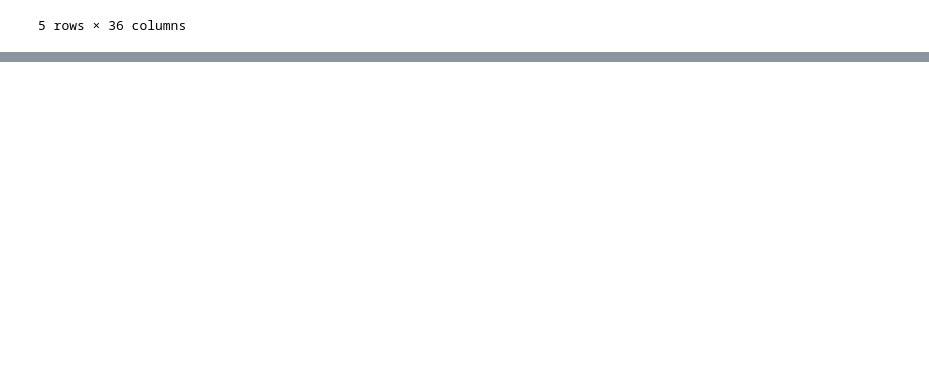
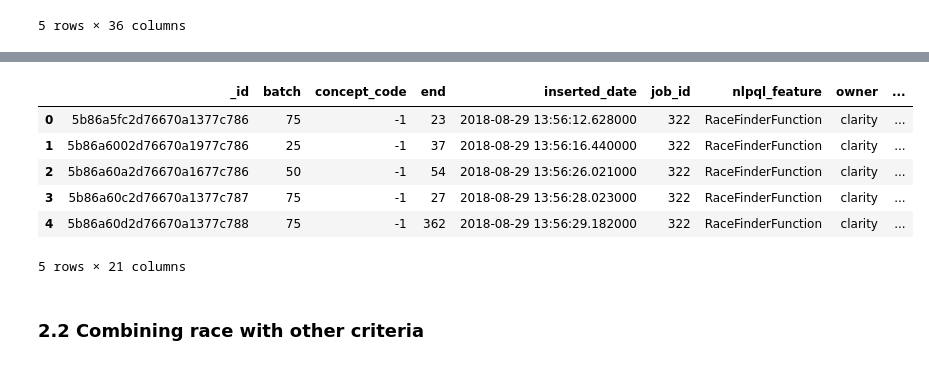
Before and after one commit to ClarityNLP/ClarityNLP, a Jupyter notebook: nlp/notebooks/cooking/Cooking with ClarityNLP - 082818.ipynb, the cells around one changed output, grey strips where cells are left out. Saved outputs shown, nothing was run; the diff lists cells and outputs as text; code cells hidden in the pictures; blank space fills up the shorter version.

```diff
--- a/nlp/notebooks/cooking/Cooking with ClarityNLP - 082818.ipynb
+++ b/nlp/notebooks/cooking/Cooking with ClarityNLP - 082818.ipynb
@@ -293,0 +807,14 @@ final_csv_df.head()
+# %%
+# view intermediate results
+inter_csv_df = pd.read_csv(intermediate_csv)
+inter_csv_df.head()
+# %% [output]
+|  | _id | batch | concept_code | end | inserted_date | job_id | nlpql_feature | owner | ... |
+| 0 | 5b86a5fc2d76670a1377c786 | 75 | -1 | 23 | 2018-08-29 13:56:12.628000 | 322 | RaceFinderFunction | clarity | ... |
+| 1 | 5b86a6002d76670a1977c786 | 25 | -1 | 37 | 2018-08-29 13:56:16.440000 | 322 | RaceFinderFunction | clarity | ... |
+| 2 | 5b86a60a2d76670a1677c786 | 50 | -1 | 54 | 2018-08-29 13:56:26.021000 | 322 | RaceFinderFunction | clarity | ... |
+| 3 | 5b86a60c2d76670a1377c787 | 75 | -1 | 27 | 2018-08-29 13:56:28.023000 | 322 | RaceFinderFunction | clarity | ... |
+| 4 | 5b86a60d2d76670a1377c788 | 75 | -1 | 362 | 2018-08-29 13:56:29.182000 | 322 | RaceFinderFunction | clarity | ... |
+5 rows × 21 columns
+# %% [markdown]
+### 2.2 Combining race with other criteria
```
Also changed, not shown: parts of 22 cells of this notebook.
